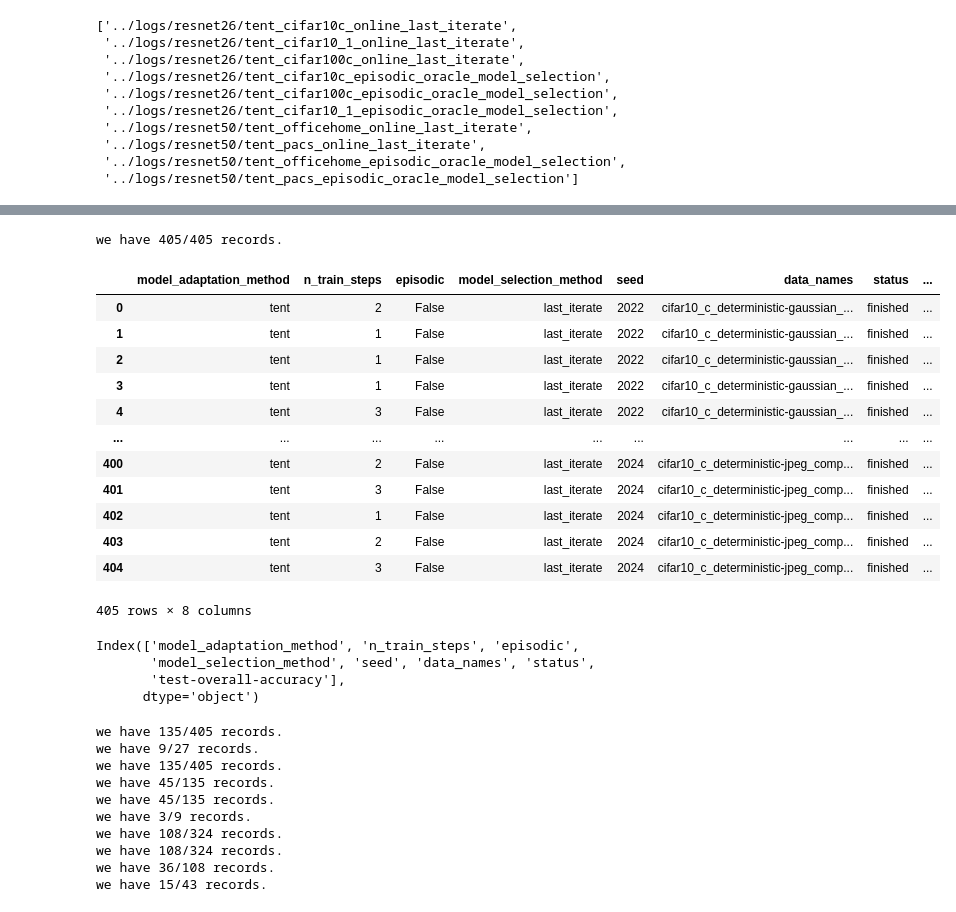
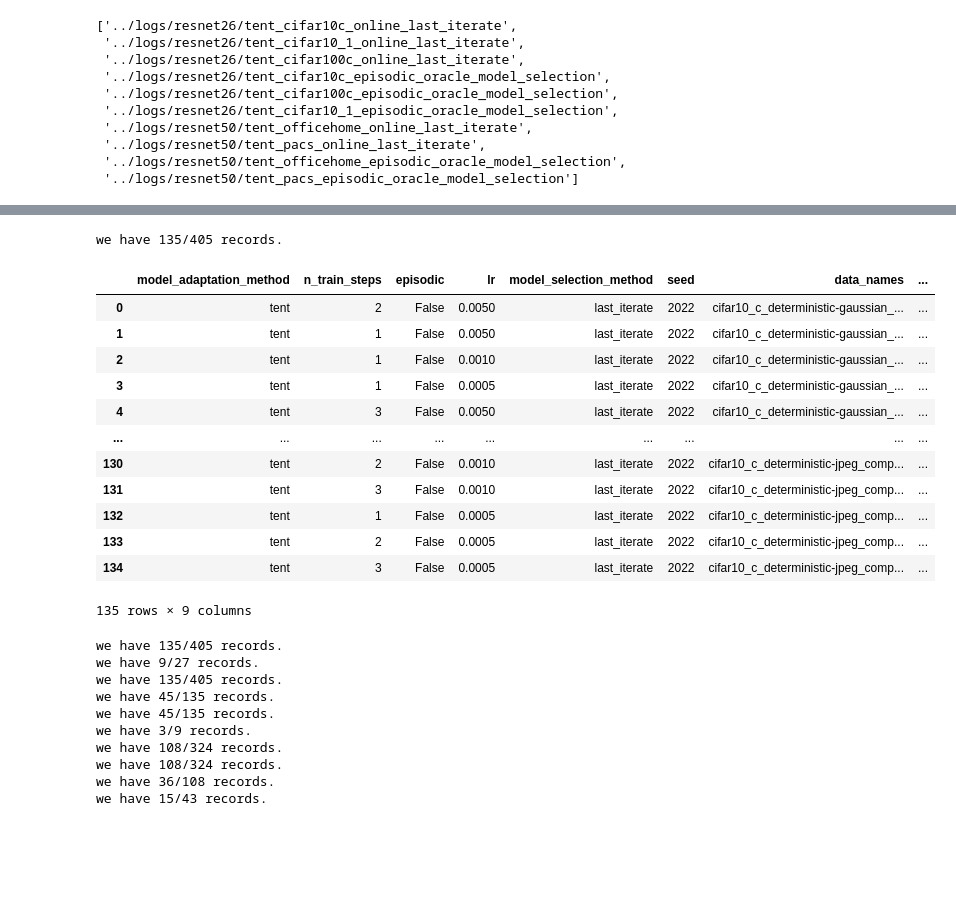
Before and after one commit to AnikiFan/ttab, a Jupyter notebook: notebooks/example.ipynb, the cells around one changed output, grey strips where cells are left out. Saved outputs shown, nothing was run; the diff lists cells and outputs as text; code cells hidden in the pictures; blank space fills up the shorter version.

```diff
--- a/notebooks/example.ipynb
+++ b/notebooks/example.ipynb
@@ -40,7 +40,7 @@ from monitor.tools.file_io import load_pickle
 def get_stats(experiment:str,conditions={},root_data_path=os.path.join(root_path,  'logs', 'resnet26')):
     # Have a glimpse of experimental results.
     raw_records = get_pickle_info(root_data_path, [experiment])
-    attributes = ['model_adaptation_method', 'n_train_steps', 'episodic', 'model_selection_method', 'seed', 'data_names', 'status']
+    attributes = ['model_adaptation_method', 'n_train_steps', 'episodic','lr', 'model_selection_method', 'seed', 'data_names', 'status']
     records = extract_list_of_records(list_of_records=raw_records, conditions=conditions)
     aggregated_results, averaged_records_overall = summarize_info(records, attributes, reorder_on='model_adaptation_method', groupby_on='test-overall-accuracy', larger_is_better=True)
     return aggregated_results,averaged_records_overall
@@ -71,27 +94,22 @@ experiments
 # %%
 exp = '../logs/resnet26/tent_cifar10c_online_last_iterate'
 results,overall = get_stats(os.path.basename(exp),conditions,os.path.dirname(exp))
 display(results)
-results.groupby(['model_'])
 # %% [output]
-we have 405/405 records.
+we have 135/405 records.
-|  | model_adaptation_method | n_train_steps | episodic | model_selection_method | seed | data_names | status | ... |
-| 0 | tent | 2 | False | last_iterate | 2022 | cifar10_c_deterministic-gaussian_... | finished | ... |
-| 1 | tent | 1 | False | last_iterate | 2022 | cifar10_c_deterministic-gaussian_... | finished | ... |
-| 2 | tent | 1 | False | last_iterate | 2022 | cifar10_c_deterministic-gaussian_... | finished | ... |
-| 3 | tent | 1 | False | last_iterate | 2022 | cifar10_c_deterministic-gaussian_... | finished | ... |
-| 4 | tent | 3 | False | last_iterate | 2022 | cifar10_c_deterministic-gaussian_... | finished | ... |
+|  | model_adaptation_method | n_train_steps | episodic | lr | model_selection_method | seed | data_names | ... |
+| 0 | tent | 2 | False | 0.0050 | last_iterate | 2022 | cifar10_c_deterministic-gaussian_... | ... |
+| 1 | tent | 1 | False | 0.0050 | last_iterate | 2022 | cifar10_c_deterministic-gaussian_... | ... |
+| 2 | tent | 1 | False | 0.0010 | last_iterate | 2022 | cifar10_c_deterministic-gaussian_... | ... |
+| 3 | tent | 1 | False | 0.0005 | last_iterate | 2022 | cifar10_c_deterministic-gaussian_... | ... |
+| 4 | tent | 3 | False | 0.0050 | last_iterate | 2022 | cifar10_c_deterministic-gaussian_... | ... |
 | ... | ... | ... | ... | ... | ... | ... | ... | ... |
-| 400 | tent | 2 | False | last_iterate | 2024 | cifar10_c_deterministic-jpeg_comp... | finished | ... |
-| 401 | tent | 3 | False | last_iterate | 2024 | cifar10_c_deterministic-jpeg_comp... | finished | ... |
-| 402 | tent | 1 | False | last_iterate | 2024 | cifar10_c_deterministic-jpeg_comp... | finished | ... |
-| 403 | tent | 2 | False | last_iterate | 2024 | cifar10_c_deterministic-jpeg_comp... | finished | ... |
-| 404 | tent | 3 | False | last_iterate | 2024 | cifar10_c_deterministic-jpeg_comp... | finished | ... |
+| 130 | tent | 2 | False | 0.0010 | last_iterate | 2022 | cifar10_c_deterministic-jpeg_comp... | ... |
+| 131 | tent | 3 | False | 0.0010 | last_iterate | 2022 | cifar10_c_deterministic-jpeg_comp... | ... |
+| 132 | tent | 1 | False | 0.0005 | last_iterate | 2022 | cifar10_c_deterministic-jpeg_comp... | ... |
+| 133 | tent | 2 | False | 0.0005 | last_iterate | 2022 | cifar10_c_deterministic-jpeg_comp... | ... |
+| 134 | tent | 3 | False | 0.0005 | last_iterate | 2022 | cifar10_c_deterministic-jpeg_comp... | ... |
-405 rows × 8 columns
+135 rows × 9 columns
-Index(['model_adaptation_method', 'n_train_steps', 'episodic',
-       'model_selection_method', 'seed', 'data_names', 'status',
-       'test-overall-accuracy'],
-      dtype='object')
 # %%
 result = pd.DataFrame(data=0,columns=['CIFAR10-C','CIFAR100-C','CIFAR10.1','OfficeHome','PACS'],index=pd.MultiIndex.from_product([
     ['TENT','SAR'],
```
Also changed, not shown: parts of 1 cell of this notebook, 20 other files.
